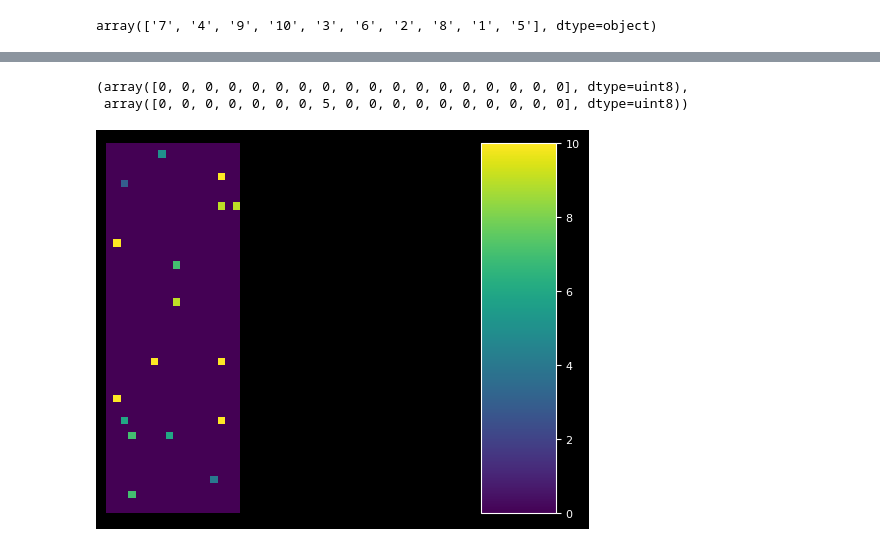
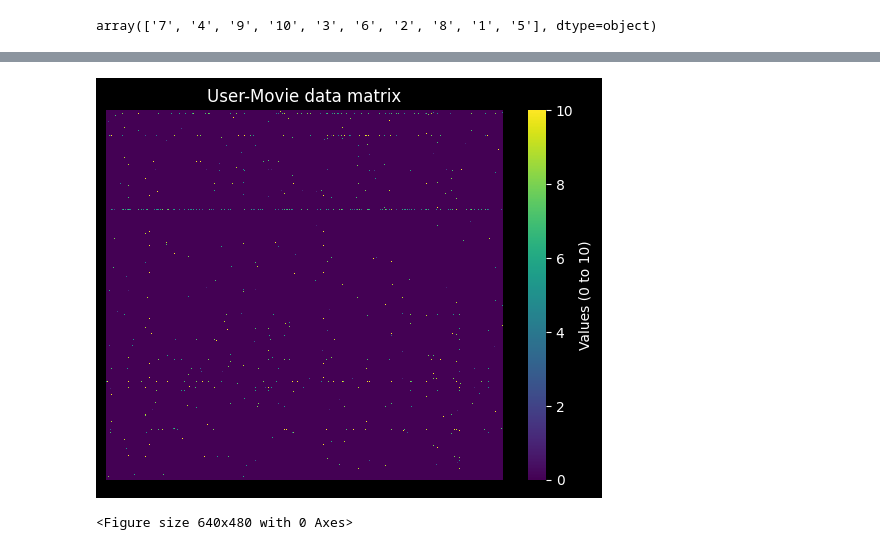
Before and after one commit to georgeVlc/thesis, a Jupyter notebook: gtk.ipynb, the cells around one changed output, grey strips where cells are left out. Saved outputs shown, nothing was run; the diff lists cells and outputs as text; code cells hidden in the pictures.

```diff
--- a/gtk.ipynb
+++ b/gtk.ipynb
@@ -206,0 +140,3 @@ f'{len(movies_subset)=}', f'{len(users_subset)=}'
+# %%
+movies_subset = list(num_of_ratings_per_movie.index)[:int(top_n * len(num_of_ratings_per_movie))]
+len(movies_subset)
@@ -207,23 +145,29 @@ f'{len(movies_subset)=}', f'{len(users_subset)=}'
 # %%
-chunk_size_users = 1000
-chunk_size_movies = 9
+chunk_size_users = 8000
+chunk_size_movies = 2000
+
+user_dict = {user_id: idx for idx, user_id in enumerate(users_subset)}
+movie_dict = {movie_id: idx for idx, movie_id in enumerate(movies_subset)}
 
 D = np.zeros((len(users_subset), len(movies_subset)), dtype=np.uint8)
 
 for start_user in range(0, len(users_subset), chunk_size_users):
-    users_chunk = users_subset[start_user:start_user + chunk_size_users]
+    end_user = start_user + chunk_size_users
+    users_chunk = users_subset[start_user:end_user]
+
     for start_movie in range(0, len(movies_subset), chunk_size_movies):
-        movies_chunk = movies_subset[start_movie:start_movie + chunk_size_movies]
+        end_movie = start_movie + chunk_size_movies
+        movies_chunk = movies_subset[start_movie:end_movie]
 
-        mask_user = df['user_id'].isin(users_chunk)
-        mask_movie = df['movie_id'].isin(movies_chunk)
+        mask = df.loc[df['user_id'].isin(users_chunk) & df['movie_id'].isin(movies_chunk), ['user_id', 'movie_id', 'rating']]
 
-        mask = df[mask_user & mask_movie]
+        if not mask.empty:
+            user_indices = mask['user_id'].map(user_dict)
+            movie_indices = mask['movie_id'].map(movie_dict)
 
-        for index, row in mask.iterrows():
-            user_index = users_subset.index(row['user_id'])
-            movie_index = movies_subset.index(row['movie_id'])
-            D[user_index, movie_index] = row['rating']
+            D[user_indices, movie_indices] = mask['rating'].values
+        else:
+            print('empty mask')
 # %%
 np.count_nonzero(D) / D.size * 100
 # %% [output]
@@ -231,23 +175,19 @@ np.count_nonzero(D) / D.size * 100
-# %%
-D[0, :], D[1, :]
-# %% [output]
-(array([0, 0, 0, 0, 0, 0, 0, 0, 0, 0, 0, 0, 0, 0, 0, 0, 0, 0], dtype=uint8),
- array([0, 0, 0, 0, 0, 0, 0, 5, 0, 0, 0, 0, 0, 0, 0, 0, 0, 0], dtype=uint8))
-# %%
-from matplotlib import gridspec
-
-_, ax = plt.subplots(1, 2)
-
-im = ax[0].imshow(D[:50, :])
-ax[0].axis('off')
-
-gs = gridspec.GridSpec(1, 2, width_ratios=[5, 1])
-ax[1] = plt.subplot(gs[1])
-cbar = plt.colorbar(im, cax=ax[1])
-cbar.ax.tick_params(labelsize=8)
-
-plt.show()
-# %% [output]
-[figure, removed]
+# %%
+import seaborn as sns
+
+sample_size = 10000
+sample_users = np.random.choice(D.shape[0], size=sample_size, replace=False)
+sample_movies = np.random.choice(D.shape[1], size=sample_size, replace=False)
+
+subset_matrix = D[sample_users][:, sample_movies]
+
+sns.heatmap(subset_matrix, cmap='viridis', cbar_kws={'label': 'Values (0 to 10)'}, xticklabels=False, yticklabels=False)
+
+plt.title('User-Movie data matrix')
+plt.show()
+plt.savefig(f'results/D_matrix_{sample_size}')
+# %% [output]
+[figure, added]
+<Figure size 640x480 with 0 Axes>
 # %%
 np.save('D_matrix.npy', D)
```
Also changed, not shown: parts of 21 cells of this notebook, 8 other files.
